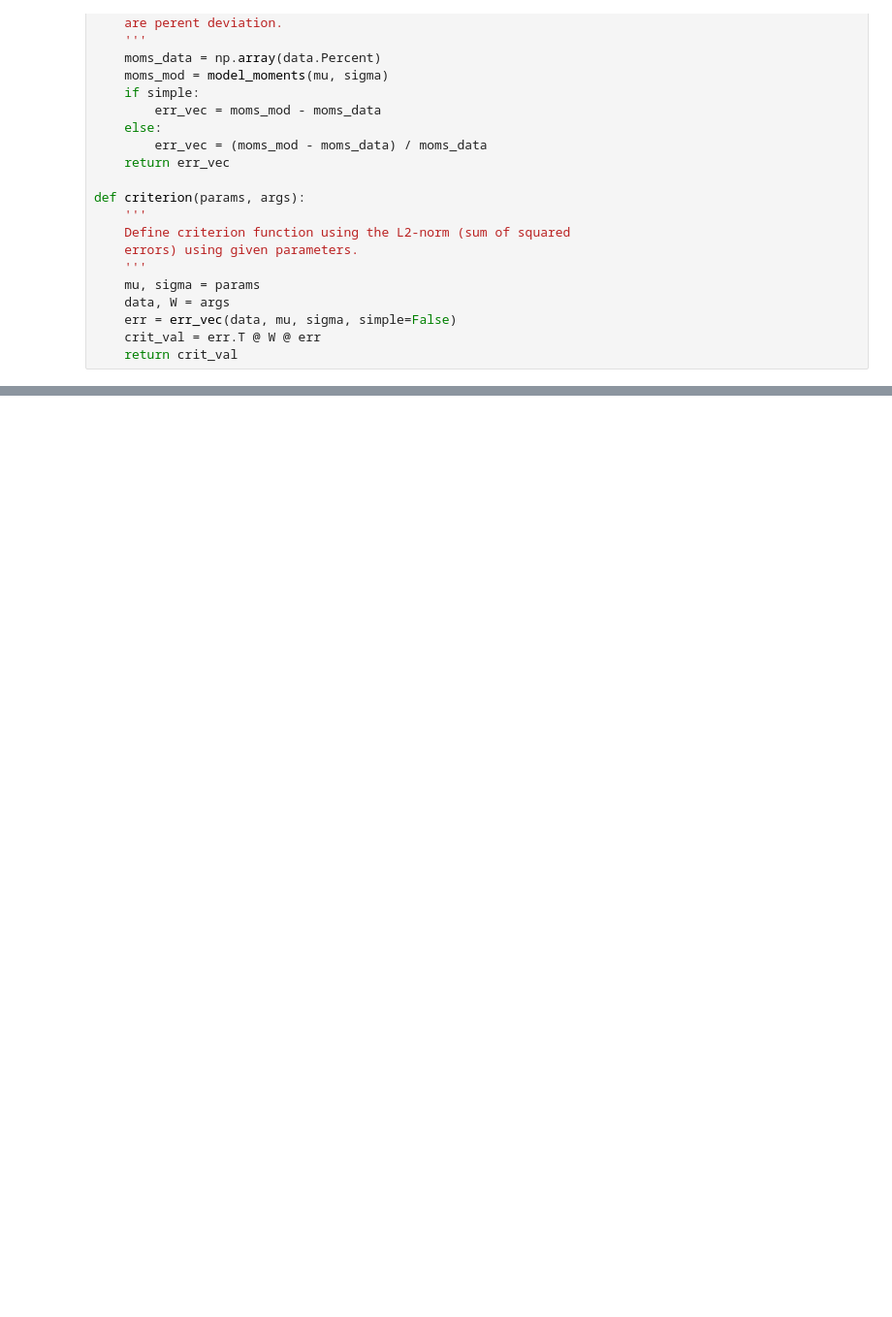
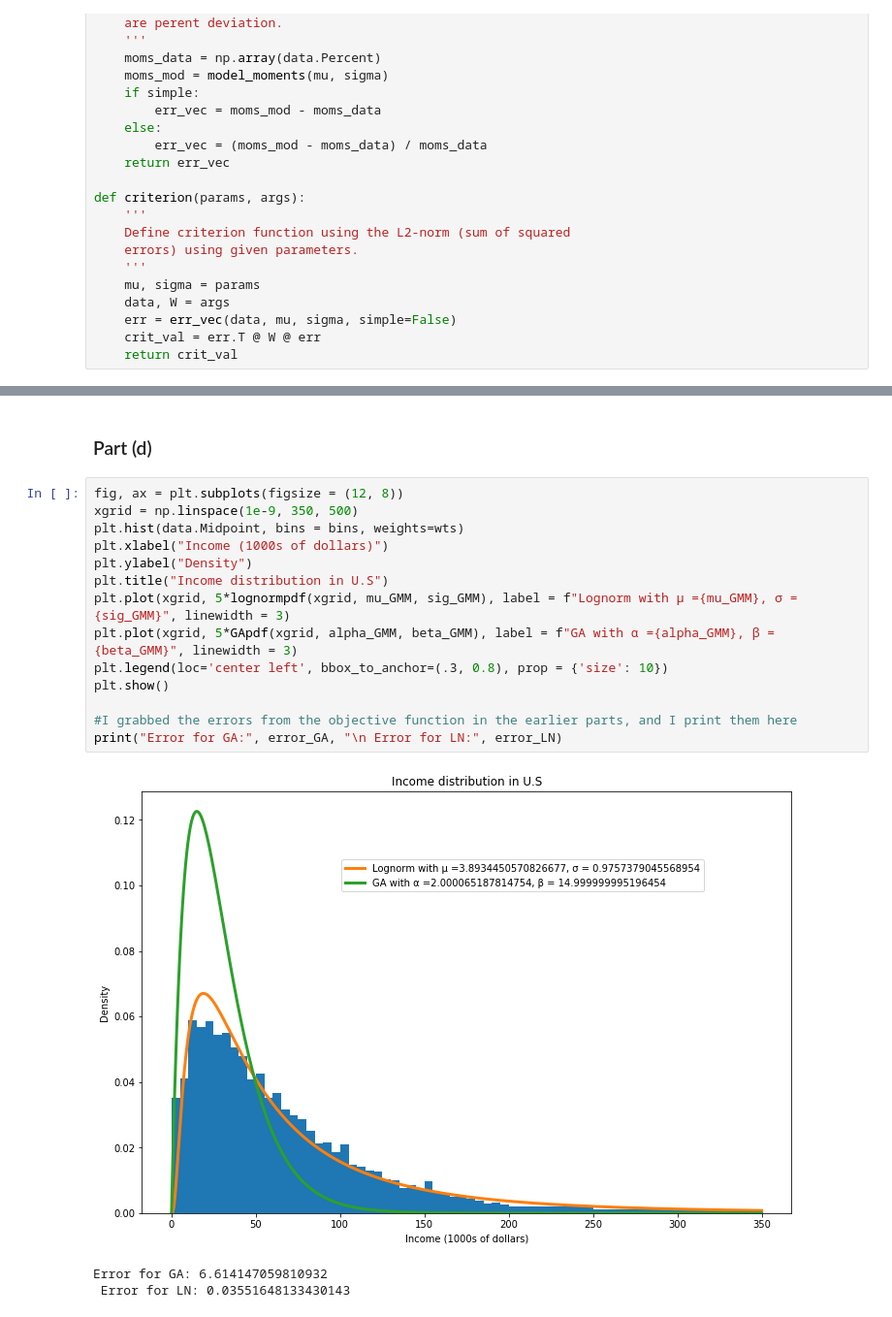
Before and after one commit to mattdbrown17/BootCamp2018, a Jupyter notebook: ProbSets/Econ/ProbSet5/Structural Estimation PSet.ipynb, the cells around one changed output, grey strips where cells are left out. Shown: that part at 97% size. Saved outputs shown, nothing was run; the diff lists cells and outputs as text; blank space fills up the shorter version.

```diff
--- a/ProbSets/Econ/ProbSet5/Structural Estimation PSet.ipynb
+++ b/ProbSets/Econ/ProbSet5/Structural Estimation PSet.ipynb
@@ -533,0 +661,20 @@ plt.legend()
+# %% [markdown]
+### Part (d)
+# %%
+fig, ax = plt.subplots(figsize = (12, 8))
+xgrid = np.linspace(1e-9, 350, 500)
+plt.hist(data.Midpoint, bins = bins, weights=wts)
+plt.xlabel("Income (1000s of dollars)")
+plt.ylabel("Density")
+plt.title("Income distribution in U.S")
+plt.plot(xgrid, 5*lognormpdf(xgrid, mu_GMM, sig_GMM), label = f"Lognorm with μ ={mu_GMM}, σ = {sig_GMM}", linewidth = 3)
+plt.plot(xgrid, 5*GApdf(xgrid, alpha_GMM, beta_GMM), label = f"GA with α ={alpha_GMM}, β = {beta_GMM}", linewidth = 3)
+plt.legend(loc='center left', bbox_to_anchor=(.3, 0.8), prop = {'size': 10})
+plt.show()
+
+#I grabbed the errors from the objective function in the earlier parts, and I print them here
+print("Error for GA:", error_GA, "\n Error for LN:", error_LN)
+# %% [output]
+[figure, added]
+Error for GA: 6.614147059810932
+ Error for LN: 0.03551648133430143
```
Also changed, not shown: parts of 24 cells of this notebook, 2 other files.
